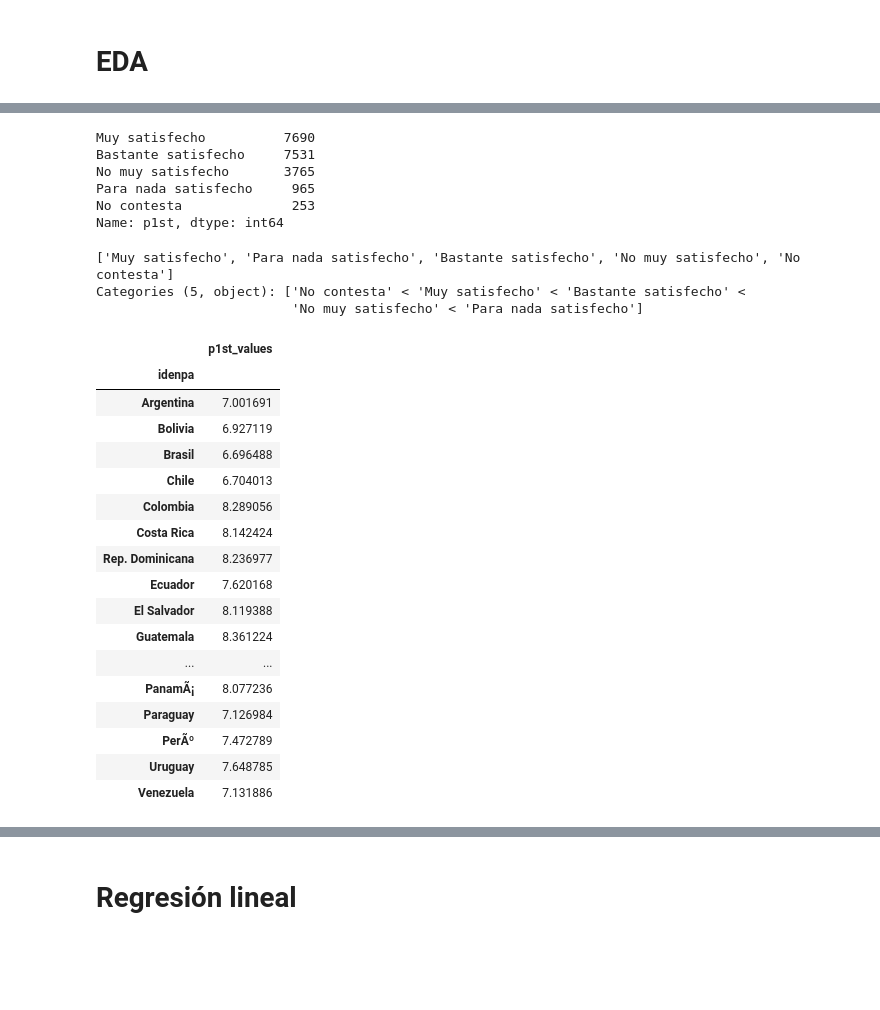
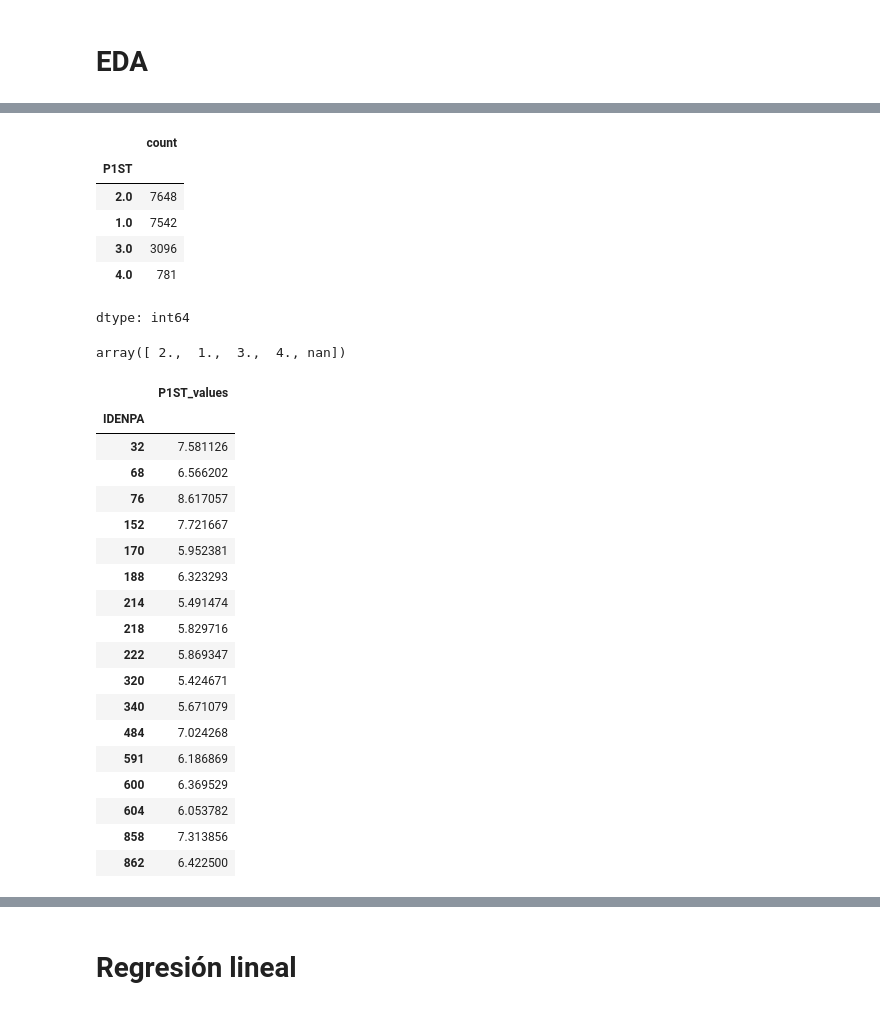
Before and after one commit to LCaravaggio/ClaseFelicidad_Maestria, a Jupyter notebook: Felicidad.ipynb, the cells around one changed output, grey strips where cells are left out. Saved outputs shown, nothing was run; the diff lists cells and outputs as text; code cells hidden in the pictures; blank space fills up the shorter version.

```diff
--- a/Felicidad.ipynb
+++ b/Felicidad.ipynb
@@ -17,3 +26,6 @@ df = pd.read_stata('/content/drive/MyDrive/Latinobarometro_2020_Esp_Stata_v1_0.d
+# %%
+reader = pd.read_stata('/content/Latinobarometro_2024_Stata_esp_v20250817.dta',convert_categoricals=False, iterator=True)
+df = reader.read()
 # %%
 df.head(2)
 # %% [output]
@@ -50,41 +40,41 @@ itr.variable_labels()
 # %%
-df['p1st'].value_counts()
+df['P1ST'].value_counts()
 # %% [output]
+|  | count |
+| P1ST |  |
+| 2.0 | 7648 |
+| 1.0 | 7542 |
+| 3.0 | 3096 |
+| 4.0 | 781 |
-Muy satisfecho          7690
-Bastante satisfecho     7531
-No muy satisfecho       3765
-Para nada satisfecho     965
-No contesta              253
-Name: p1st, dtype: int64
+dtype: int64
 # %%
-df['p1st'].unique()
+df['P1ST'].unique()
 # %% [output]
-['Muy satisfecho', 'Para nada satisfecho', 'Bastante satisfecho', 'No muy satisfecho', 'No contesta']
-Categories (5, object): ['No contesta' < 'Muy satisfecho' < 'Bastante satisfecho' <
-                         'No muy satisfecho' < 'Para nada satisfecho']
+array([ 2.,  1.,  3.,  4., nan])
 # %%
-df['p1st_values']=df['p1st'].replace(df['p1st'].unique(), [10, 3, 7, 5, np.nan], inplace=False)
+df['P1ST_values']=df['P1ST'].replace(df['P1ST'].unique(), [10, 3, 7, 5, np.nan], inplace=False)
 # %%
-df.groupby('idenpa')[['p1st_values']].mean()
+df.groupby('IDENPA')[['P1ST_values']].mean()
 # %% [output]
-|  | p1st_values |
-| idenpa |  |
-| Argentina | 7.001691 |
-| Bolivia | 6.927119 |
-| Brasil | 6.696488 |
-| Chile | 6.704013 |
-| Colombia | 8.289056 |
-| Costa Rica | 8.142424 |
-| Rep. Dominicana | 8.236977 |
-| Ecuador | 7.620168 |
-| El Salvador | 8.119388 |
-| Guatemala | 8.361224 |
-| ... | ... |
-| PanamÃ¡ | 8.077236 |
-| Paraguay | 7.126984 |
-| PerÃº | 7.472789 |
-| Uruguay | 7.648785 |
-| Venezuela | 7.131886 |
+|  | P1ST_values |
+| IDENPA |  |
+| 32 | 7.581126 |
+| 68 | 6.566202 |
+| 76 | 8.617057 |
+| 152 | 7.721667 |
+| 170 | 5.952381 |
+| 188 | 6.323293 |
+| 214 | 5.491474 |
+| 218 | 5.829716 |
+| 222 | 5.869347 |
+| 320 | 5.424671 |
+| 340 | 5.671079 |
+| 484 | 7.024268 |
+| 591 | 6.186869 |
+| 600 | 6.369529 |
+| 604 | 6.053782 |
+| 858 | 7.313856 |
+| 862 | 6.422500 |
 # %%
 import matplotlib.pyplot as plt
 from matplotlib.pyplot import figure
```
Also changed, not shown: parts of 21 cells of this notebook.
